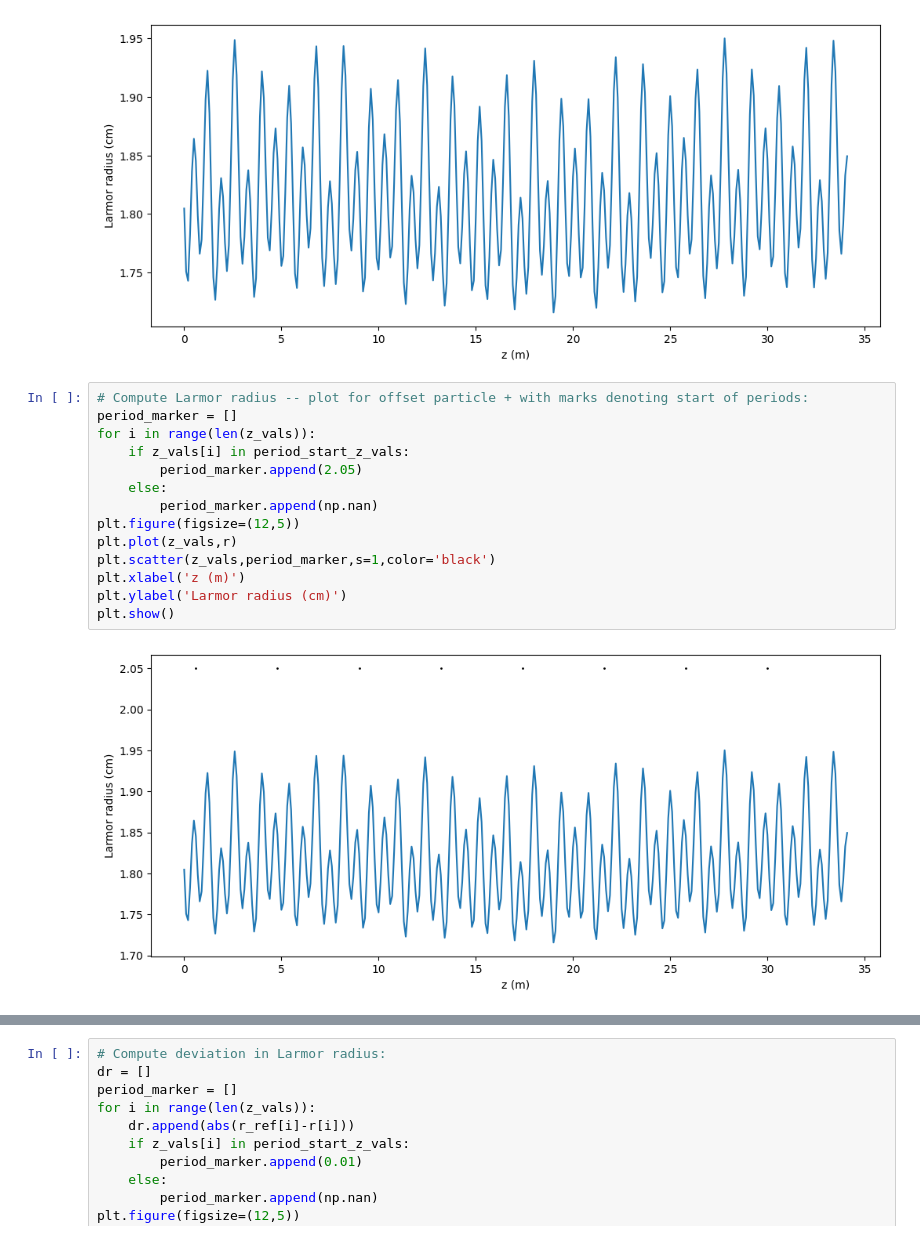
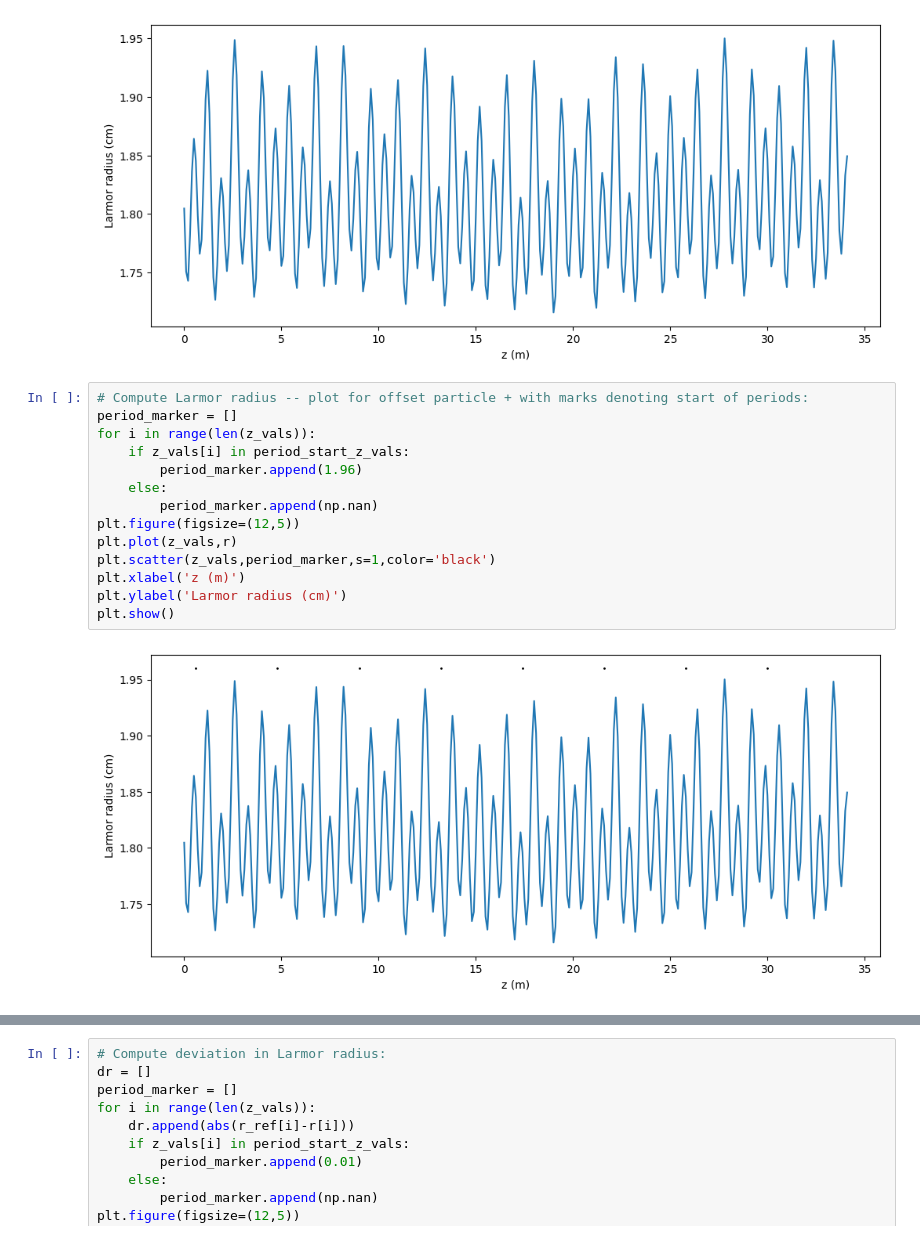
Before and after one commit to criggall/muon-cooling, a Jupyter notebook: Simplified-HFOFO/plot-compare-particles-dp.ipynb, the cells around one changed output, grey strips where cells are left out. Drawn from its saved outputs; the diff is of its cells as text.

```diff
--- a/Simplified-HFOFO/plot-compare-particles.ipynb
+++ b/Simplified-HFOFO/plot-compare-particles-dp.ipynb
@@ -276,19 +270,19 @@ plt.show()
 # %%
 # Compute Larmor radius -- plot for offset particle + with marks denoting start of periods:
 period_marker = []
 for i in range(len(z_vals)):
     if z_vals[i] in period_start_z_vals:
-        period_marker.append(2.05)
+        period_marker.append(1.96)
     else:
         period_marker.append(np.nan)
 plt.figure(figsize=(12,5))
 plt.plot(z_vals,r)
 plt.scatter(z_vals,period_marker,s=1,color='black')
 plt.xlabel('z (m)')
 plt.ylabel('Larmor radius (cm)')
 plt.show()
 # %% [output]
-[figure, old version]
+[figure, new version]
 # %%
 # Compute Larmor radius -- compare offset to nominal:
 r = []; r_ref = []
```
Also changed, not shown: parts of 5 cells of this notebook, 21 other files.
